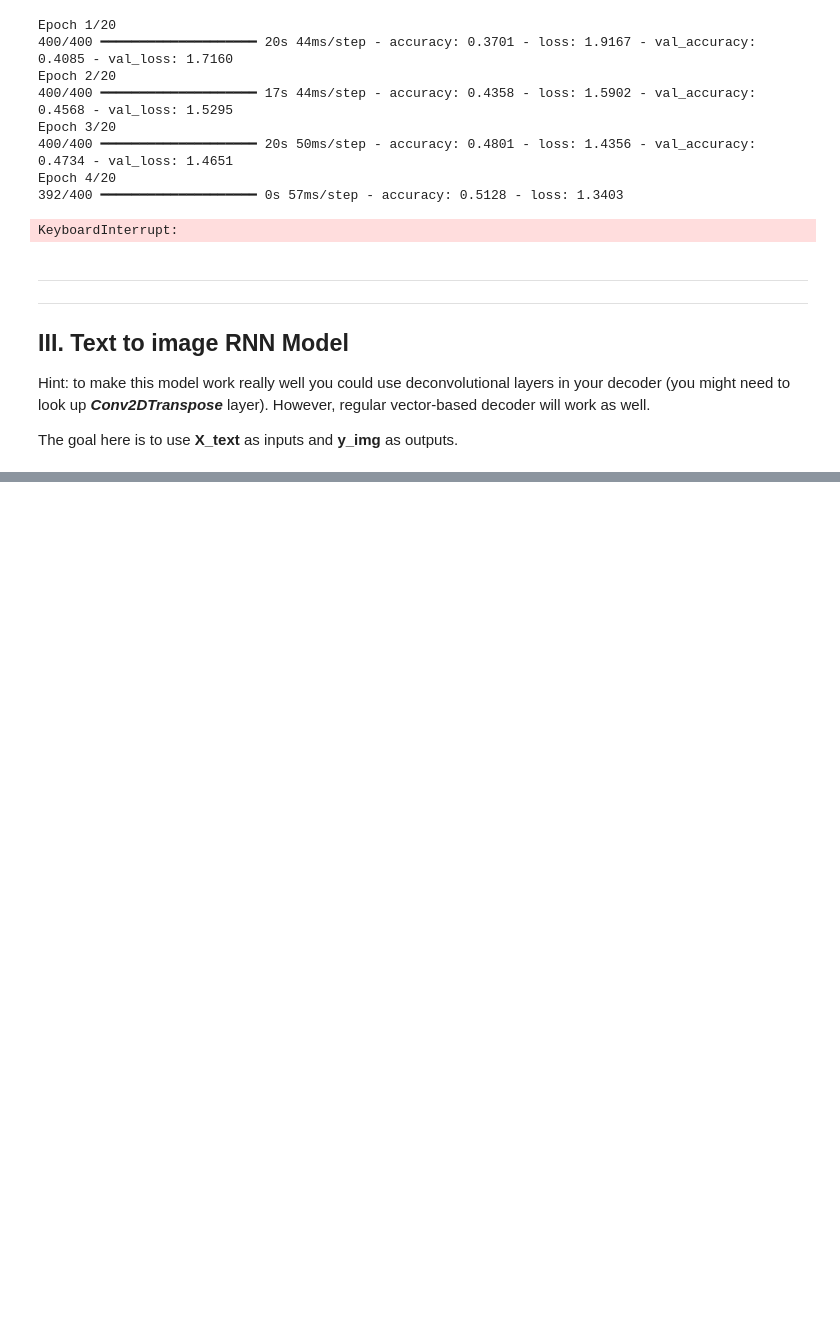
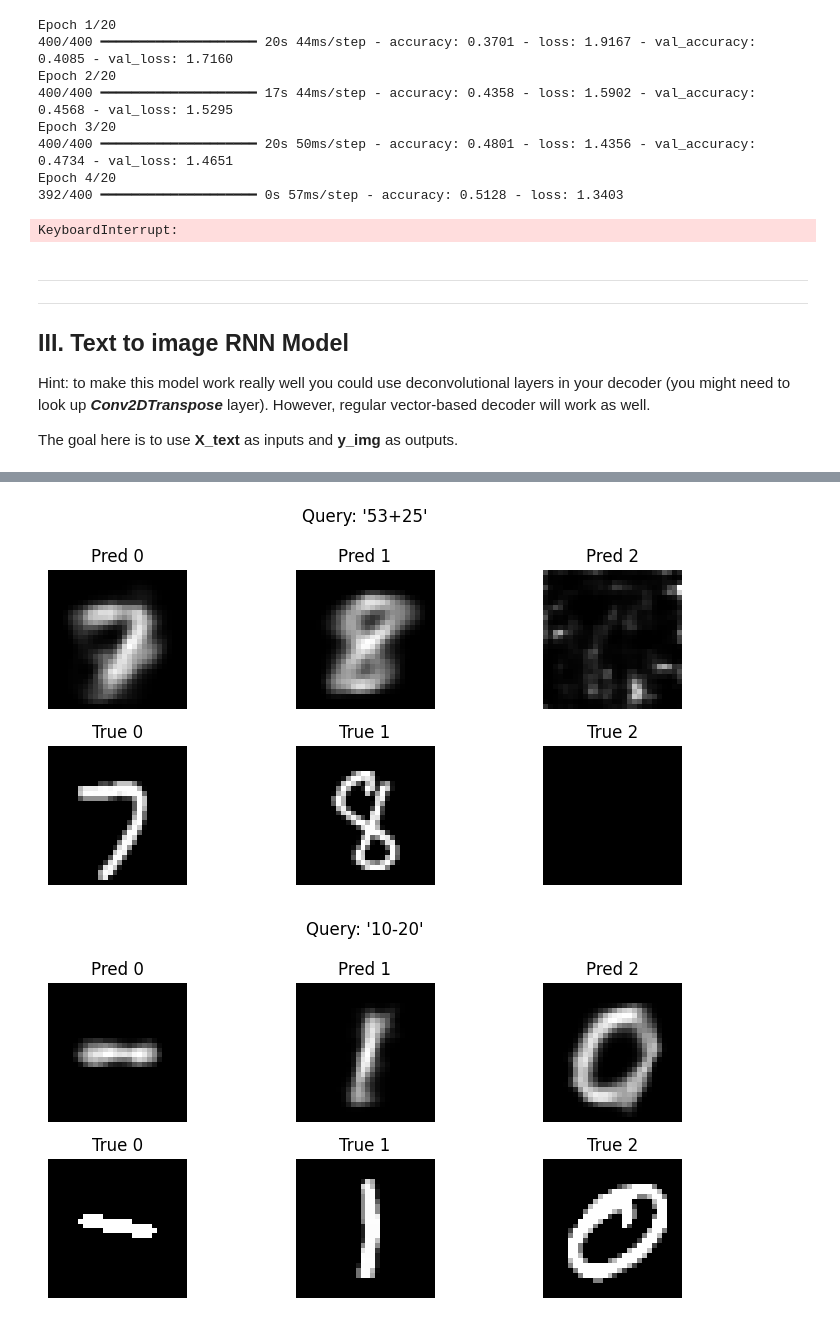
Before and after one commit to LewisBoulogne/IDL_assignment_2, a Jupyter notebook: A2_RNNs.ipynb, the cells around one changed output, grey strips where cells are left out. Saved outputs shown, nothing was run; the diff lists cells and outputs as text; code cells hidden in the pictures; blank space fills up the shorter version.

```diff
--- a/A2_RNNs.ipynb
+++ b/A2_RNNs.ipynb
@@ -488,0 +509,17 @@ The goal here is to use **X_text** as inputs and **y_img** as outputs.
+# %%
+# train and test split
+indices = np.arange(len(X_text_onehot))
+
+train_idx, test_idx = train_test_split(
+    indices,
+    test_size=0.2,
+    random_state=42,
+    shuffle=True
+)
+
+X_train_ti = X_text_onehot[train_idx]
+X_test_ti  = X_text_onehot[test_idx]
+y_train_ti = y_img[train_idx]
+y_test_ti  = y_img[test_idx]
+y_test_labels_ti = y_text[test_idx]
+y_train_labels_ti = y_text[train_idx]
@@ -488,0 +647,6 @@ The goal here is to use **X_text** as inputs and **y_img** as outputs.
+# %%
+text2img_conv = build_text2img_model_conv()
+history_t2i_conv = text2img_conv.fit(X_train_ti,
+                                y_train_ti,
+                                validation_split = 0.2,
+                                epochs = 50)
@@ -488,0 +692,7 @@ The goal here is to use **X_text** as inputs and **y_img** as outputs.
+# %%
+y_pred_img_conv = text2img_conv.predict(X_test_ti[:5])
+y_true_conv = y_test_ti[:5]
+query_set_conv = X_text[test_idx[:5]]
+
+display_digits(y_pred_img_conv, y_true_conv, query_set_conv)
+# %% [output]
@@ -488,0 +700,2 @@ The goal here is to use **X_text** as inputs and **y_img** as outputs.
+[figure, added]
+[figure, added]
```
Also changed, not shown: parts of 25 cells of this notebook, 1 other file.
